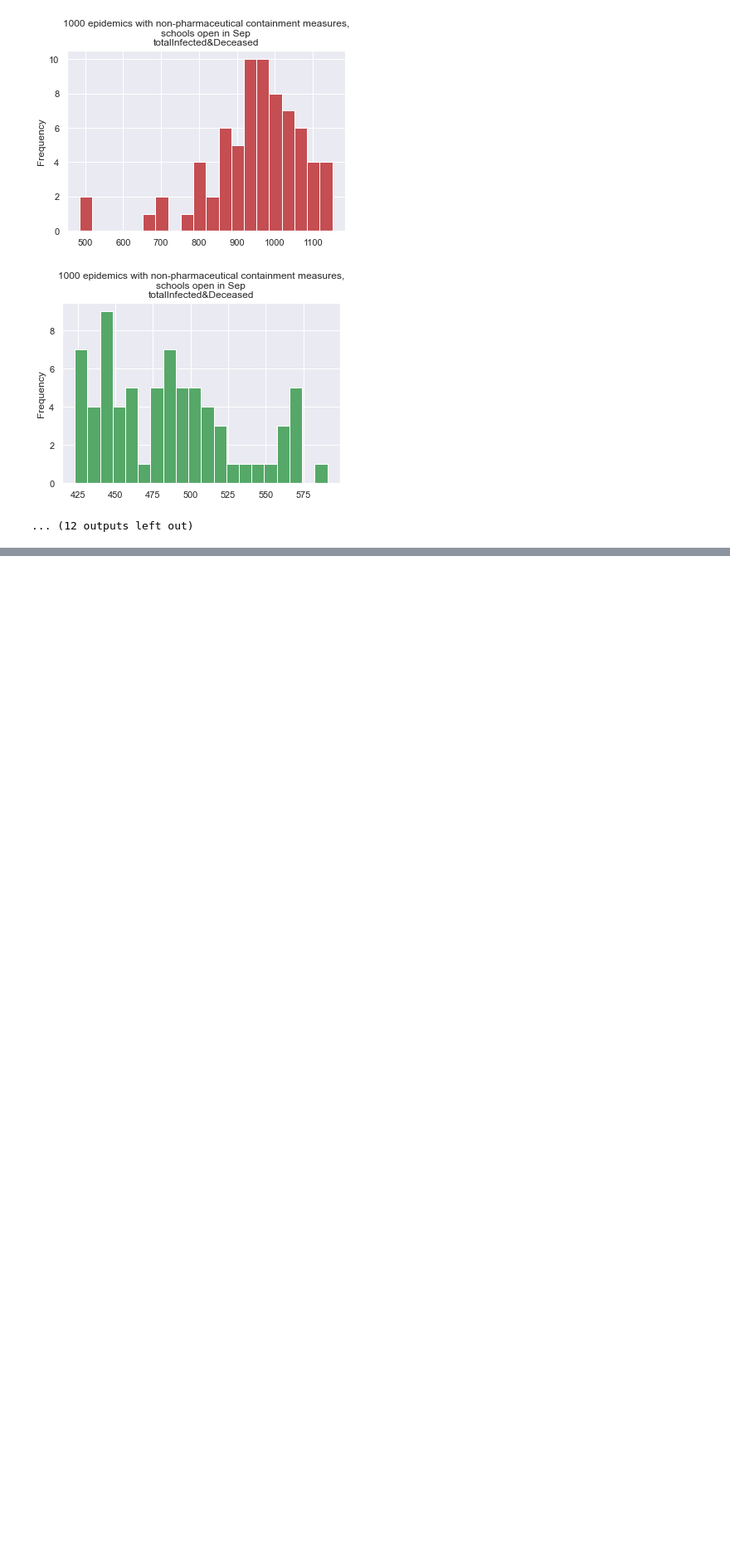
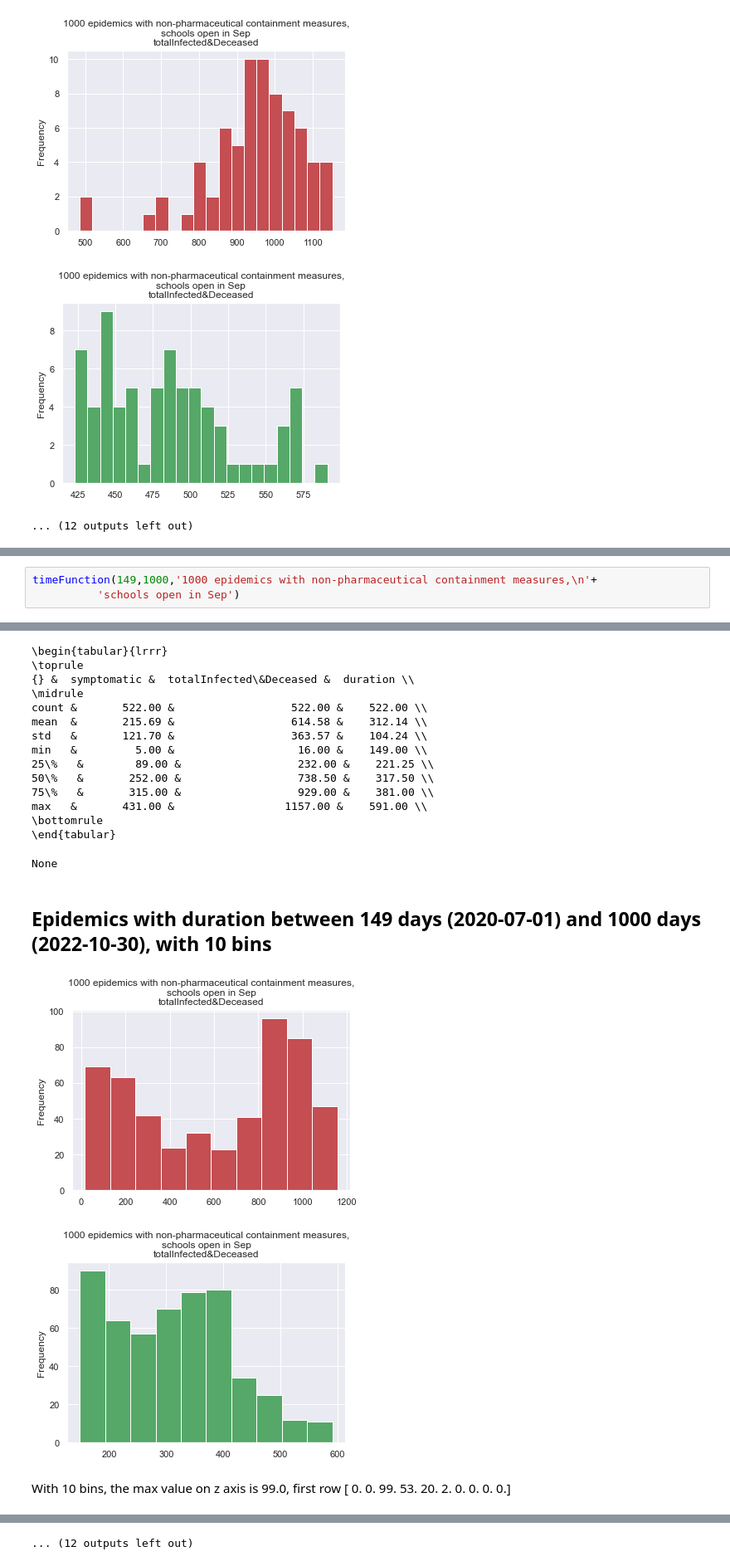
Before and after one commit to terna/readSIsaR_BatchResults, a Jupyter notebook: readRunResults1kStableSeeds_basicControl_schoolOpenSept_plusHMlog.ipynb, the cells around one changed output, grey strips where cells are left out. Shown at 83% size. Cells and saved outputs as stored; diff of their text form; blank space fills up the shorter version.

```diff
--- a/readRunResults1kStableSeeds_basicControl_schoolOpenSept_plusHMlog.ipynb
+++ b/readRunResults1kStableSeeds_basicControl_schoolOpenSept_plusHMlog.ipynb
@@ -365,0 +444,4 @@ With 10 bins, the max value on z axis is 30.0, first row [0. 0. 0. 0. 0. 0. 0. 0
+# %%
+timeFunction(149,1000,'1000 epidemics with non-pharmaceutical containment measures,\n'+
+          'schools open in Sep')
+# %% [output]
@@ -365,0 +458,19 @@ With 10 bins, the max value on z axis is 30.0, first row [0. 0. 0. 0. 0. 0. 0. 0
+\begin{tabular}{lrrr}
+\toprule
+{} &  symptomatic &  totalInfected\&Deceased &  duration \\
+\midrule
+count &       522.00 &                  522.00 &    522.00 \\
+mean  &       215.69 &                  614.58 &    312.14 \\
+std   &       121.70 &                  363.57 &    104.24 \\
+min   &         5.00 &                   16.00 &    149.00 \\
+25\%   &        89.00 &                  232.00 &    221.25 \\
+50\%   &       252.00 &                  738.50 &    317.50 \\
+75\%   &       315.00 &                  929.00 &    381.00 \\
+max   &       431.00 &                 1157.00 &    591.00 \\
+\bottomrule
+\end{tabular}
+None
+## Epidemics with duration between 149 days (2020-07-01) and 1000 days (2022-10-30), with 10 bins
+[figure, added]
+[figure, added]
+With 10 bins, the max value on z axis is 99.0, first row [ 0.  0. 99. 53. 20.  2.  0.  0.  0.  0.]
@@ -365,0 +481 @@ With 10 bins, the max value on z axis is 30.0, first row [0. 0. 0. 0. 0. 0. 0. 0
+... (12 outputs left out)
```
Also changed, not shown: parts of 4 cells of this notebook, 5 other files.
